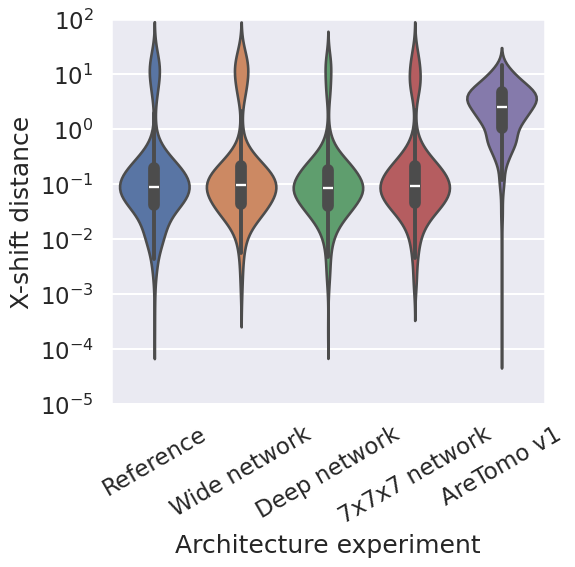
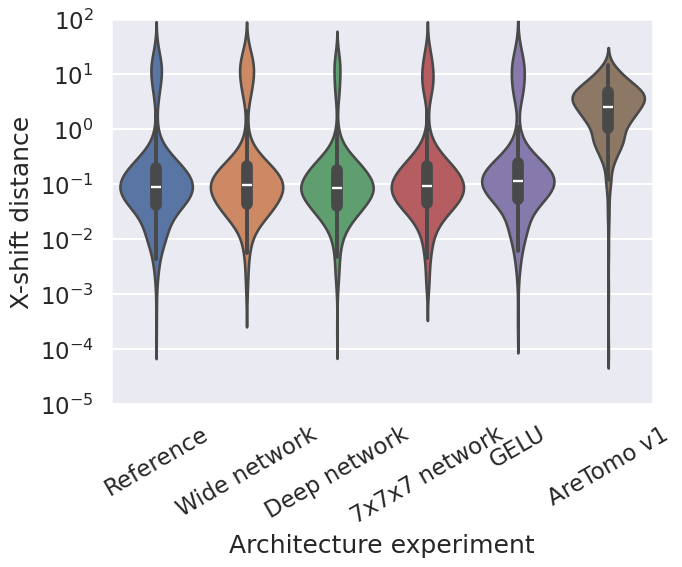
The notebook cell's code change between the first figure and the second:
--- before
+++ after
@@ -4,5 +4,5 @@
 ax.set_ylabel('X-shift distance')
 xticks = ax.get_xticks()
-ax.set_xticks(xticks, ['Reference', 'Wide network', 'Deep network', '7x7x7 network', 'AreTomo v1'], rotation=30)
+ax.set_xticks(xticks, ['Reference', 'Wide network', 'Deep network', '7x7x7 network', 'GELU', 'AreTomo v1'], rotation=30)
 ax.set_xlabel('Architecture experiment')
 ax.set_ylim(1e-5, 100)

Commit: update architecture experiment with GELU